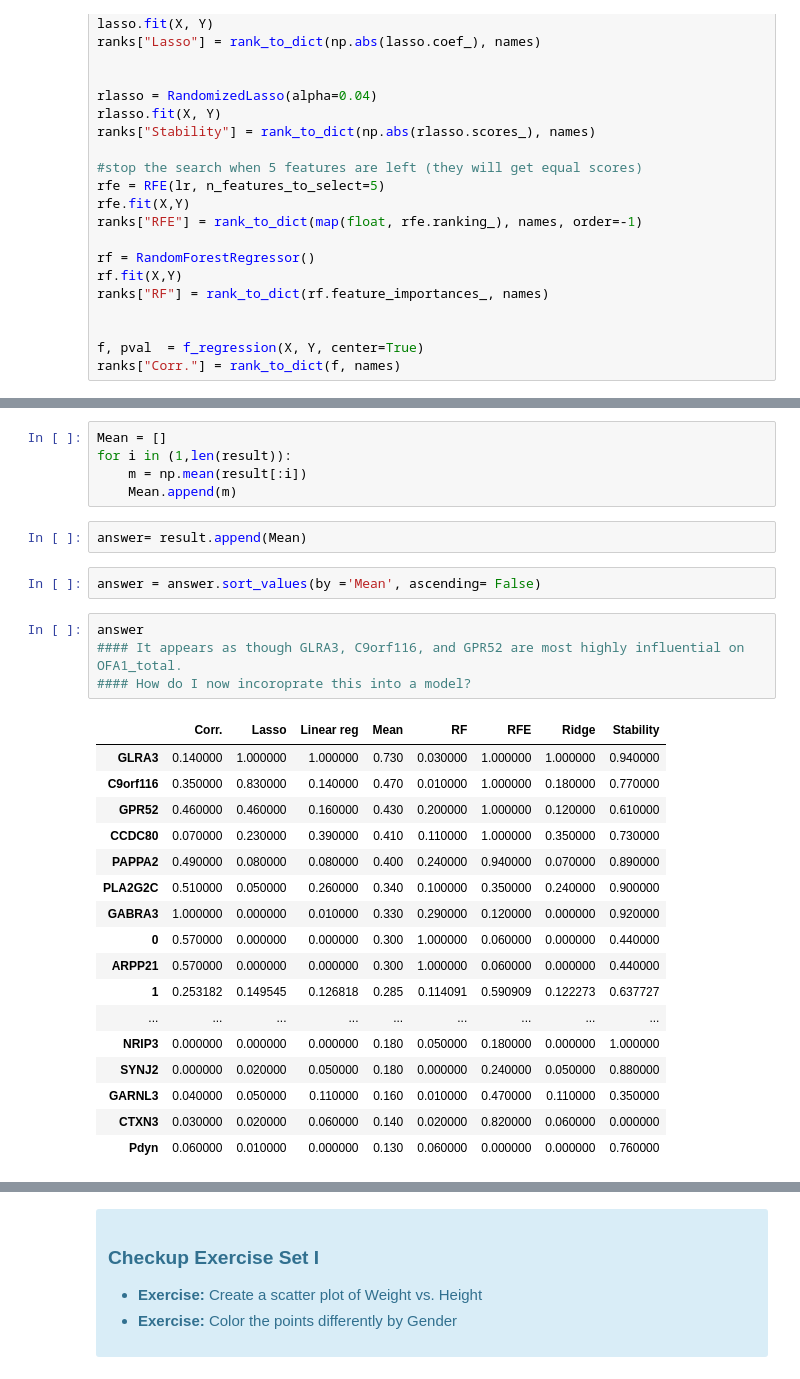
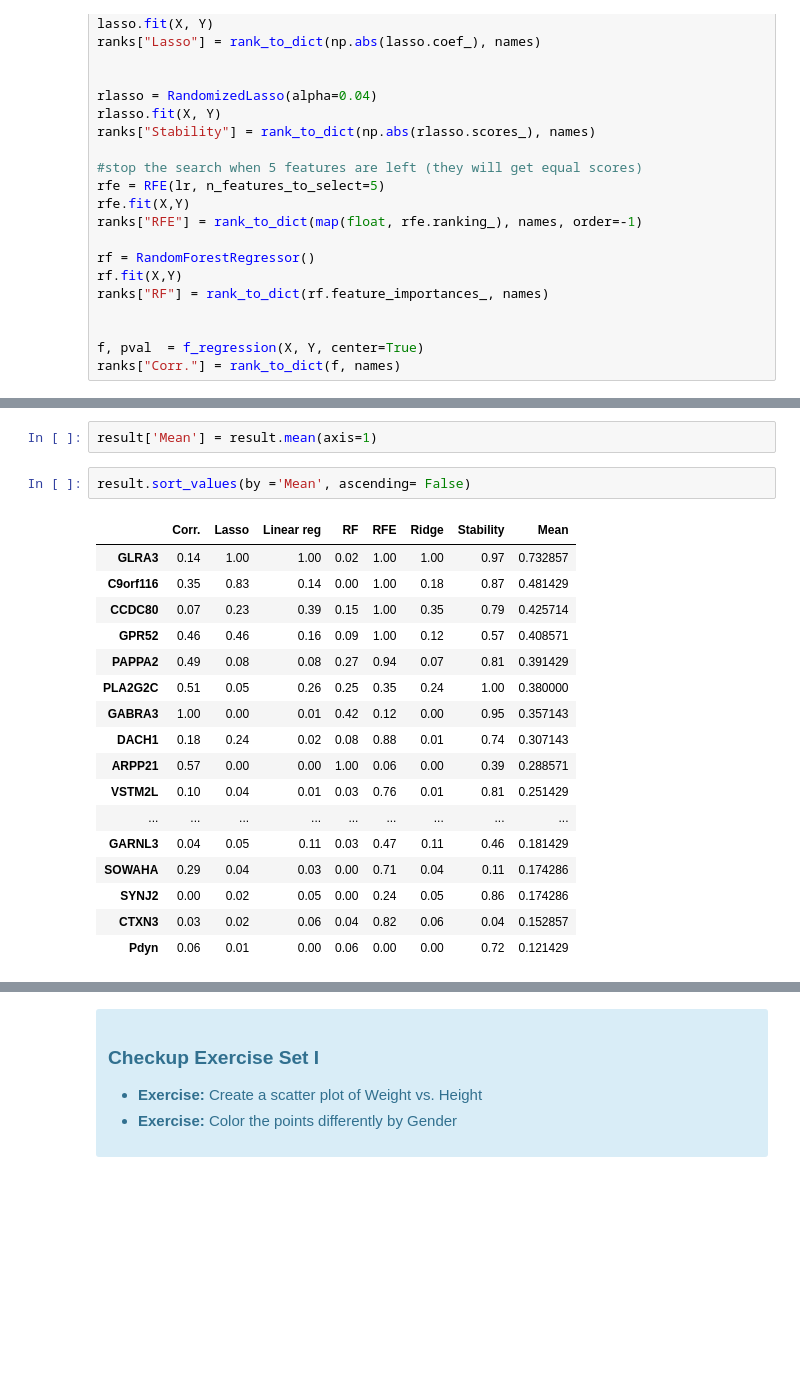
Before and after one commit to consta35/SB, a Jupyter notebook: PFC_FeatureSelectionandRegression.ipynb, the cells around one changed output, grey strips where cells are left out. Cells and saved outputs as stored; diff of their text form; blank space fills up the shorter version.

```diff
--- a/PFC_FeatureSelectionandRegression.ipynb
+++ b/PFC_FeatureSelectionandRegression.ipynb
@@ -118,31 +140,22 @@ result = pd.DataFrame.from_dict(ranks)
-# %%
-Mean = []
-for i in (1,len(result)):
-    m = np.mean(result[:i])
-    Mean.append(m)
-# %%
-answer= result.append(Mean)
+# %%
+result['Mean'] = result.mean(axis=1)
 # %%
-answer = answer.sort_values(by ='Mean', ascending= False)
+result.sort_values(by ='Mean', ascending= False)
+# %% [output]
+|  | Corr. | Lasso | Linear reg | RF | RFE | Ridge | Stability | Mean |
+| GLRA3 | 0.14 | 1.00 | 1.00 | 0.02 | 1.00 | 1.00 | 0.97 | 0.732857 |
+| C9orf116 | 0.35 | 0.83 | 0.14 | 0.00 | 1.00 | 0.18 | 0.87 | 0.481429 |
+| CCDC80 | 0.07 | 0.23 | 0.39 | 0.15 | 1.00 | 0.35 | 0.79 | 0.425714 |
+| GPR52 | 0.46 | 0.46 | 0.16 | 0.09 | 1.00 | 0.12 | 0.57 | 0.408571 |
+| PAPPA2 | 0.49 | 0.08 | 0.08 | 0.27 | 0.94 | 0.07 | 0.81 | 0.391429 |
+| PLA2G2C | 0.51 | 0.05 | 0.26 | 0.25 | 0.35 | 0.24 | 1.00 | 0.380000 |
+| GABRA3 | 1.00 | 0.00 | 0.01 | 0.42 | 0.12 | 0.00 | 0.95 | 0.357143 |
+| DACH1 | 0.18 | 0.24 | 0.02 | 0.08 | 0.88 | 0.01 | 0.74 | 0.307143 |
+| ARPP21 | 0.57 | 0.00 | 0.00 | 1.00 | 0.06 | 0.00 | 0.39 | 0.288571 |
+| VSTM2L | 0.10 | 0.04 | 0.01 | 0.03 | 0.76 | 0.01 | 0.81 | 0.251429 |
+| ... | ... | ... | ... | ... | ... | ... | ... | ... |
+| GARNL3 | 0.04 | 0.05 | 0.11 | 0.03 | 0.47 | 0.11 | 0.46 | 0.181429 |
+| SOWAHA | 0.29 | 0.04 | 0.03 | 0.00 | 0.71 | 0.04 | 0.11 | 0.174286 |
+| SYNJ2 | 0.00 | 0.02 | 0.05 | 0.00 | 0.24 | 0.05 | 0.86 | 0.174286 |
+| CTXN3 | 0.03 | 0.02 | 0.06 | 0.04 | 0.82 | 0.06 | 0.04 | 0.152857 |
+| Pdyn | 0.06 | 0.01 | 0.00 | 0.06 | 0.00 | 0.00 | 0.72 | 0.121429 |
-# %%
-answer
-#### It appears as though GLRA3, C9orf116, and GPR52 are most highly influential on OFA1_total.
-#### How do I now incoroprate this into a model?
-# %% [output]
-|  | Corr. | Lasso | Linear reg | Mean | RF | RFE | Ridge | Stability |
-| GLRA3 | 0.140000 | 1.000000 | 1.000000 | 0.730 | 0.030000 | 1.000000 | 1.000000 | 0.940000 |
-| C9orf116 | 0.350000 | 0.830000 | 0.140000 | 0.470 | 0.010000 | 1.000000 | 0.180000 | 0.770000 |
-| GPR52 | 0.460000 | 0.460000 | 0.160000 | 0.430 | 0.200000 | 1.000000 | 0.120000 | 0.610000 |
-| CCDC80 | 0.070000 | 0.230000 | 0.390000 | 0.410 | 0.110000 | 1.000000 | 0.350000 | 0.730000 |
-| PAPPA2 | 0.490000 | 0.080000 | 0.080000 | 0.400 | 0.240000 | 0.940000 | 0.070000 | 0.890000 |
-| PLA2G2C | 0.510000 | 0.050000 | 0.260000 | 0.340 | 0.100000 | 0.350000 | 0.240000 | 0.900000 |
-| GABRA3 | 1.000000 | 0.000000 | 0.010000 | 0.330 | 0.290000 | 0.120000 | 0.000000 | 0.920000 |
-| 0 | 0.570000 | 0.000000 | 0.000000 | 0.300 | 1.000000 | 0.060000 | 0.000000 | 0.440000 |
-| ARPP21 | 0.570000 | 0.000000 | 0.000000 | 0.300 | 1.000000 | 0.060000 | 0.000000 | 0.440000 |
-| 1 | 0.253182 | 0.149545 | 0.126818 | 0.285 | 0.114091 | 0.590909 | 0.122273 | 0.637727 |
-| ... | ... | ... | ... | ... | ... | ... | ... | ... |
-| NRIP3 | 0.000000 | 0.000000 | 0.000000 | 0.180 | 0.050000 | 0.180000 | 0.000000 | 1.000000 |
-| SYNJ2 | 0.000000 | 0.020000 | 0.050000 | 0.180 | 0.000000 | 0.240000 | 0.050000 | 0.880000 |
-| GARNL3 | 0.040000 | 0.050000 | 0.110000 | 0.160 | 0.010000 | 0.470000 | 0.110000 | 0.350000 |
-| CTXN3 | 0.030000 | 0.020000 | 0.060000 | 0.140 | 0.020000 | 0.820000 | 0.060000 | 0.000000 |
-| Pdyn | 0.060000 | 0.010000 | 0.000000 | 0.130 | 0.060000 | 0.000000 | 0.000000 | 0.760000 |
```
Also changed, not shown: parts of 10 cells of this notebook.
